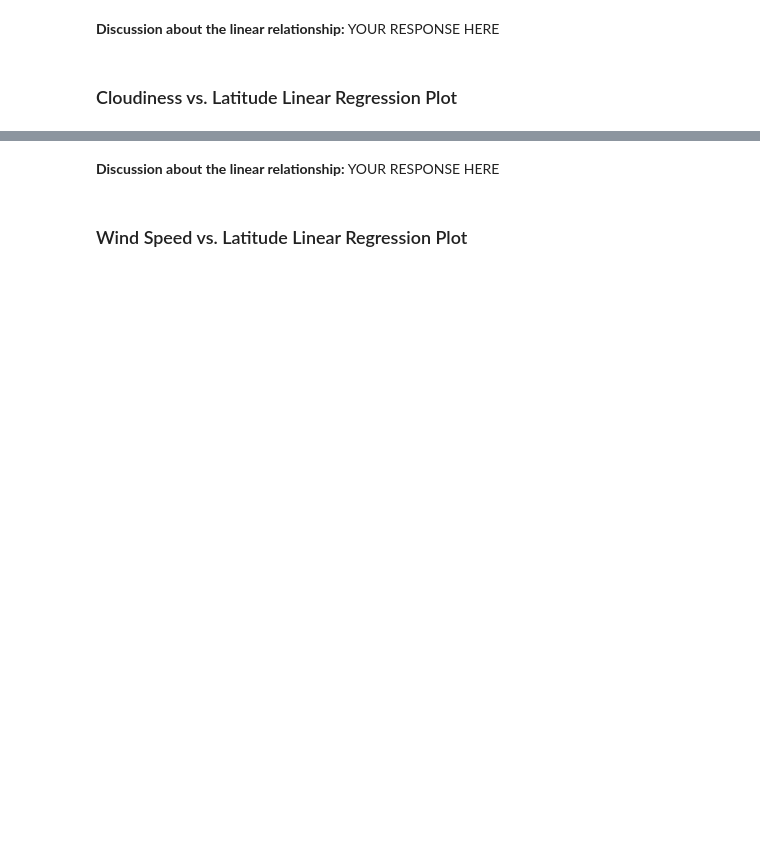
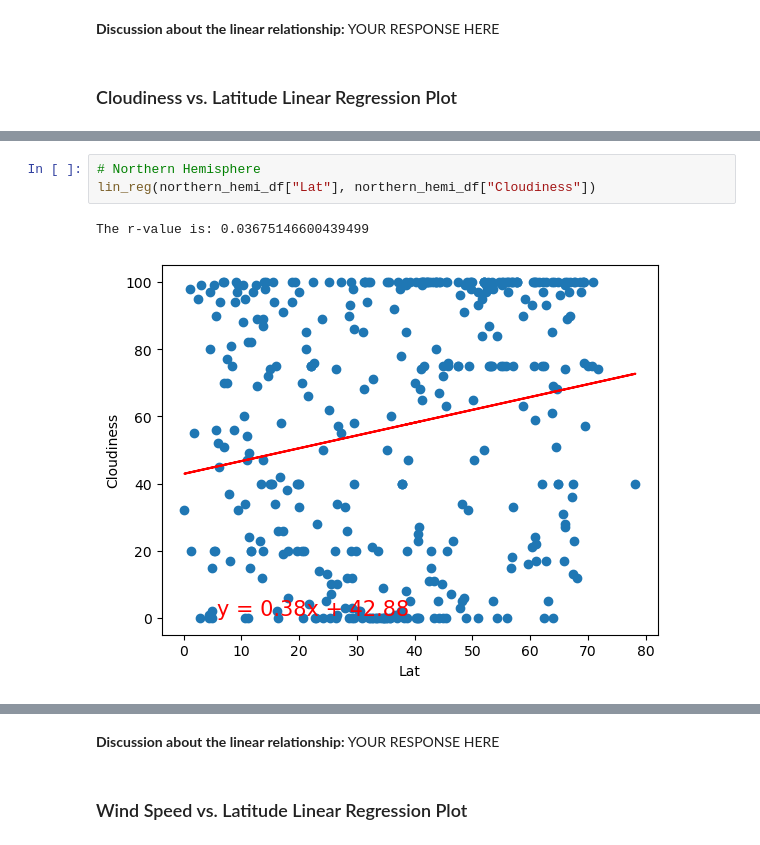
Before and after one commit to Kdata249/python-api-challenge, a Jupyter notebook: WeatherPyy/WeatherPy.ipynb, the cells around one changed output, grey strips where cells are left out. Drawn from its saved outputs; the diff is of its cells as text; blank space fills up the shorter version.

```diff
--- a/WeatherPyy/WeatherPy.ipynb
+++ b/WeatherPyy/WeatherPy.ipynb
@@ -356,0 +346,6 @@ The r-value is: 0.02056735429994368
+# %%
+# Northern Hemisphere
+lin_reg(northern_hemi_df["Lat"], northern_hemi_df["Cloudiness"])
+# %% [output]
+The r-value is: 0.03675146600439499
+[figure, added]
```
Also changed, not shown: parts of 24 cells of this notebook.
